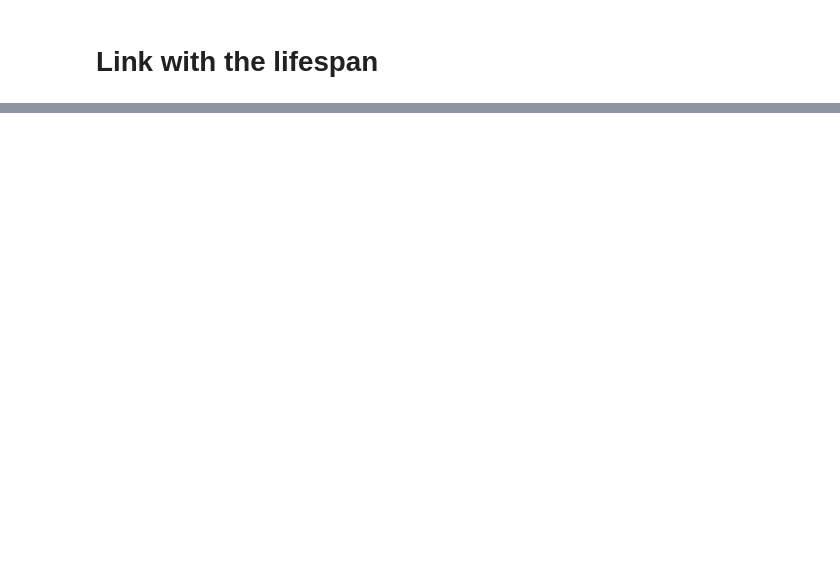
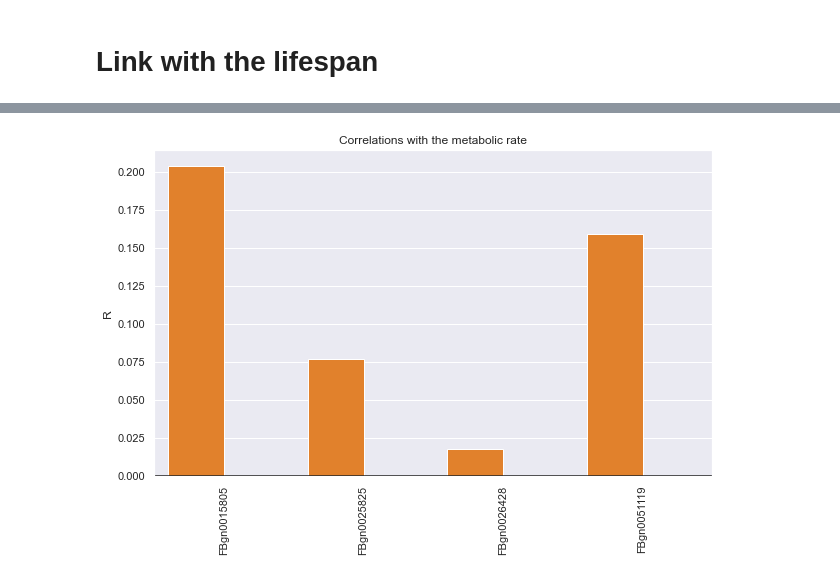
Before and after one commit to marieanselmet/genetic_link_metabolism_neurodegeneration, a Jupyter notebook: Transcription_data.ipynb, the cells around one changed output, grey strips where cells are left out. Saved outputs shown, nothing was run; the diff lists cells and outputs as text; code cells hidden in the pictures; blank space fills up the shorter version.

```diff
--- a/Transcription_data.ipynb
+++ b/Transcription_data.ipynb
@@ -902,0 +1058,7 @@ for i in range(len(top_genes_cognition)):
+# %%
+# List of genes coding for HDACs found on flybase.org
+HDAC_genes_conversion = {'HDAC1': 'FBgn0015805', 'HDAC3': 'FBgn0025825', 'HDAC4': 'FBgn0041210',
+                         'HDAC6': 'FBgn0026428', 'HDAC11': 'FBgn0051119'} # conversion table to FlyBase IDs
+HDAC_genes_names = list(HDAC_genes_conversion.values())
+HDAC_genes_names.append('line')
+HDAC_genes_names
@@ -902,0 +1072,5 @@ for i in range(len(top_genes_cognition)):
+# %%
+# Just keep columns in the transcription data that correspond to these genes coding for HDACs
+HDAC_genes = transcription_data_.columns.intersection(HDAC_genes_names)
+HDAC_genes_data = transcription_data_[HDAC_genes]
+HDAC_genes_data.head()
@@ -902,0 +1104,4 @@ for i in range(len(top_genes_cognition)):
+# %%
+# Merge on lines to have the same ordering in the table
+merged = pd.merge(metabolic_rate, HDAC_genes_data, left_on='line', right_on='line', how='inner')
+merged.head()
@@ -902,0 +1115,7 @@ for i in range(len(top_genes_cognition)):
+# %%
+# Compute the Spearman rank correlation for each pair of metabolic rate - HDAC gene of interest
+sr_correlations_HDAC_metabolic_rate= pd.DataFrame()
+sr_correlations_HDAC_metabolic_rate['correlated_gene'] = HDAC_genes[1:] # the first element is the line
+sr_correlations_HDAC_metabolic_rate['sr_correlation'] = sr_correlations_HDAC_metabolic_rate.apply(lambda x: stats.spearmanr(merged['metabolic rate'], merged[x['correlated_gene']])[0], axis=1)
+sr_correlations_HDAC_metabolic_rate['p_value'] = sr_correlations_HDAC_metabolic_rate.apply(lambda x: stats.spearmanr(merged['metabolic rate'], merged[x['correlated_gene']])[1], axis=1)
+sr_correlations_HDAC_metabolic_rate
@@ -902,0 +1128,4 @@ for i in range(len(top_genes_cognition)):
+# %%
+plot_correlations(sr_correlations_HDAC_metabolic_rate)
+# %% [output]
+[figure, added]
```
Also changed, not shown: parts of 39 cells of this notebook.
